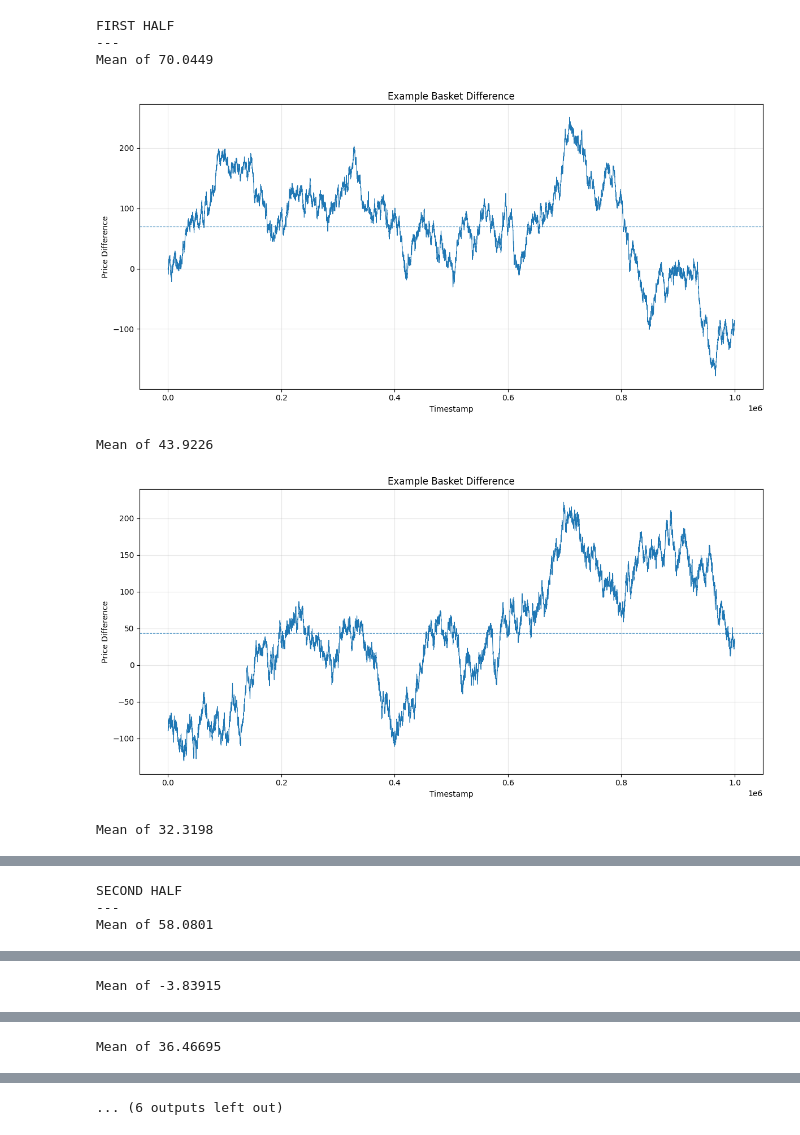
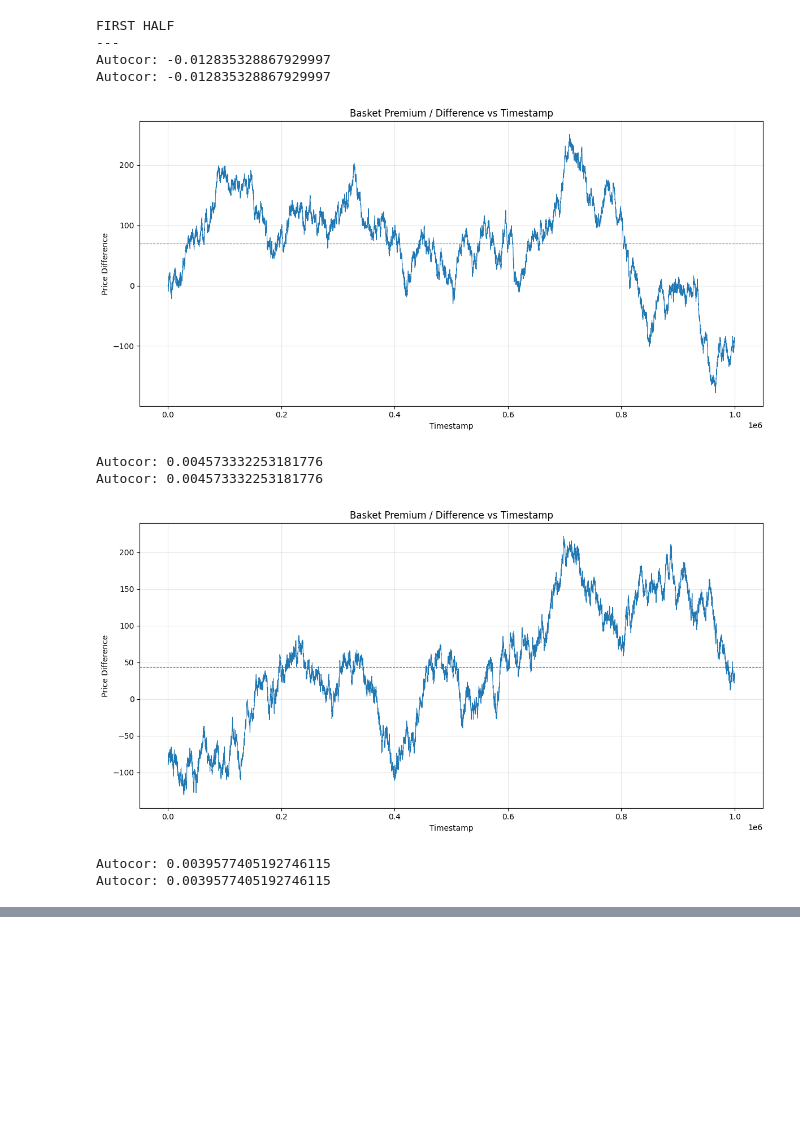
Before and after one commit to ishaanthenerd/IMC-Prosperity-4, a Jupyter notebook: p3_exploration/R2.ipynb, the cells around one changed output, grey strips where cells are left out. Cells and saved outputs as stored; diff of their text form; code cells hidden in the pictures; blank space fills up the shorter version.

Commit message:
Added graphs to R2.ipynb, added graphing and autocorrelation to tools.py

```diff
--- a/p3_exploration/R2.ipynb
+++ b/p3_exploration/R2.ipynb
@@ -80,60 +66,50 @@ def plot_basket_difference(
+# %%
+def auto_correlation(df: pd.DataFrame, column1: str, column2: str, lag: int = 1) -> float:
+    if column1 not in df.columns:
+        raise KeyError(f"df must contain a '{column1}' column")
+    if column2 not in df.columns:
+        raise KeyError(f"df must contain a '{column2}' column")
+
+    tmp = df[[column1, column2]].copy().sort_values(column1)
+    x = tmp[column2]
+    y = tmp[column2].shift(lag)
+    return x.corr(y)
 # %%
 # Example usage:
+
 print("FIRST HALF")
 print("---")
 for day in range(-1, 2):
     file_path = "r2_d" + str(day) + ".csv"
+    df = pd.read_csv(file_path, sep=";")
+
     side1_products = ["PICNIC_BASKET1"]
     side1_scalars = [1]
     side2_products = ["CROISSANTS", "JAMS", "DJEMBES"]
     side2_scalars = [6, 3, 1]
-    diff_series = plot_basket_difference(
+
+    diff_series = get_difference(
         file_path,
         side1_products,
         side1_scalars,
         side2_products,
-        side2_scalars,
-        title="Example Basket Difference",
+        side2_scalars
     )
+    diff_series["shifted_price"] = diff_series["mid_price"].shift(-1)
+    diff_series["shifted_diff"] = (diff_series["mid_price"].shift(-1) - diff_series["mid_price"])
+    # print(diff_series)
 
-print("SECOND HALF")
-print("---")
-for day in range(-1, 2):
-    file_path = "r2_d" + str(day) + ".csv"
-    side1_products = ["PICNIC_BASKET2"]
-    side1_scalars = [1]
-    side2_products = ["CROISSANTS", "JAMS"]
-    side2_scalars = [4, 2]
-    diff_series = plot_basket_difference(
-        file_path,
-        side1_products,
-        side1_scalars,
-        side2_products,
-        side2_scalars,
-        title="Example Basket Difference",
-    )
-
-print("TESTING FIRST + SECOND")
-print("---")
-for day in range(-1, 2):
-    file_path = "r2_d" + str(day) + ".csv"
-    side1_products = ["PICNIC_BASKET1"]
-    side1_scalars = [1]
-    side2_products = ["PICNIC_BASKET2", "CROISSANTS", "JAMS", "DJEMBES"]
-    side2_scalars = [1, 2, 1, 1]
-    diff_series = plot_basket_difference(
-        file_path,
-        side1_products,
-        side1_scalars,
-        side2_products,
-        side2_scalars,
-        title="Example Basket Difference",
-    )
+    print("Autocor:", auto_correlation(diff_series, "mid_price", "shifted_diff", 100))
+    print("Autocor:", auto_correlation(diff_series, "mid_price", "shifted_diff", 100))
+    plot_difference(diff_series)
 # %% [output]
 FIRST HALF
 ---
-Mean of 70.0449
+Autocor: -0.012835328867929997
+Autocor: -0.012835328867929997
-[figure, old version]
+[figure, new version]
-Mean of 43.9226
+Autocor: 0.004573332253181776
+Autocor: 0.004573332253181776
-[figure, old version]
+[figure, new version]
-Mean of 32.3198
+Autocor: 0.0039577405192746115
+Autocor: 0.0039577405192746115
@@ -141,3 +116,0 @@ Mean of 32.3198
-SECOND HALF
----
-Mean of 58.0801
@@ -145 +116,0 @@ Mean of 58.0801
-Mean of -3.83915
@@ -147 +116,0 @@ Mean of -3.83915
-Mean of 36.46695
@@ -149 +116,0 @@ Mean of 36.46695
-... (6 outputs left out)
```
Also changed, not shown: parts of 7 cells of this notebook, 1 other file.
